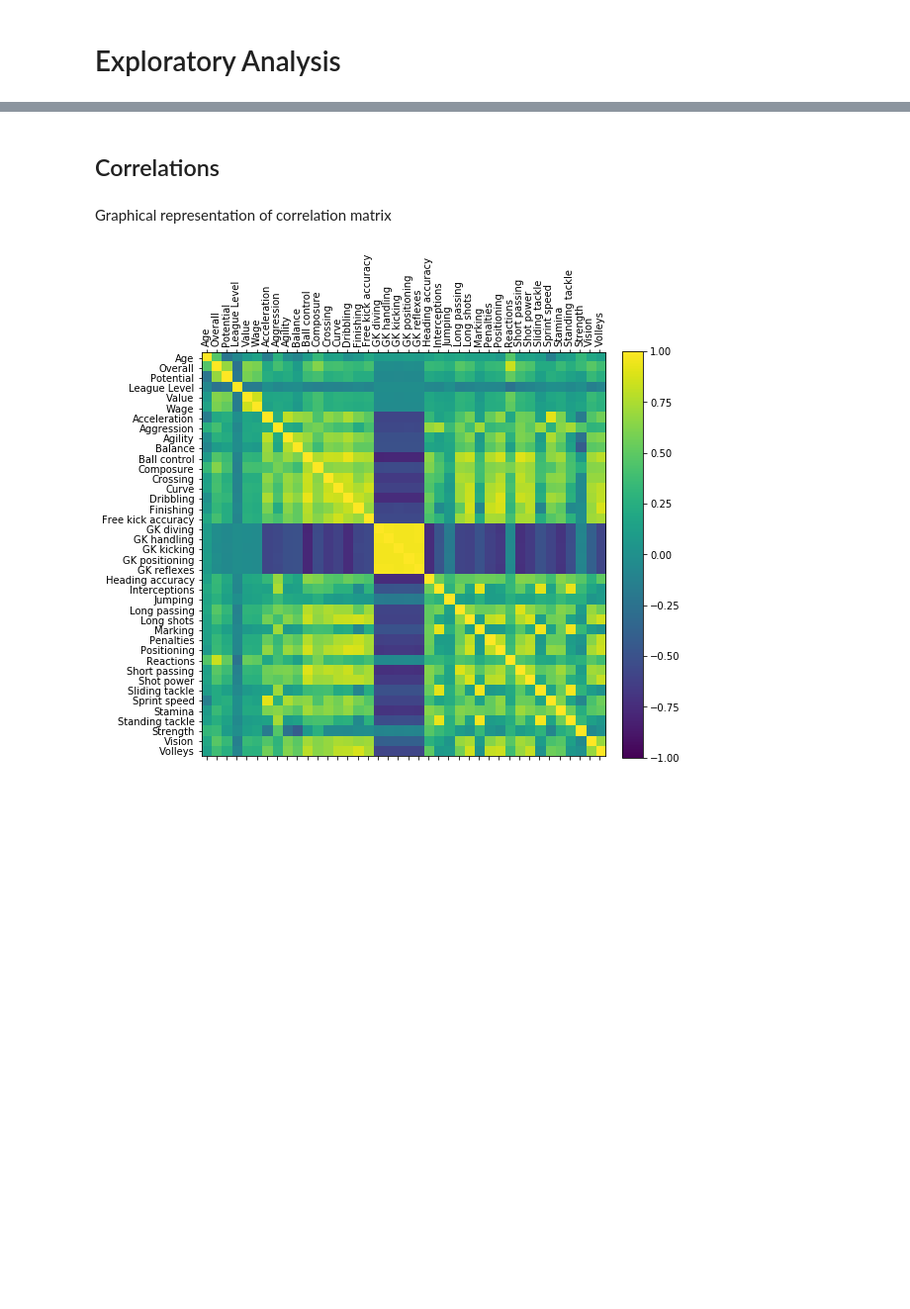
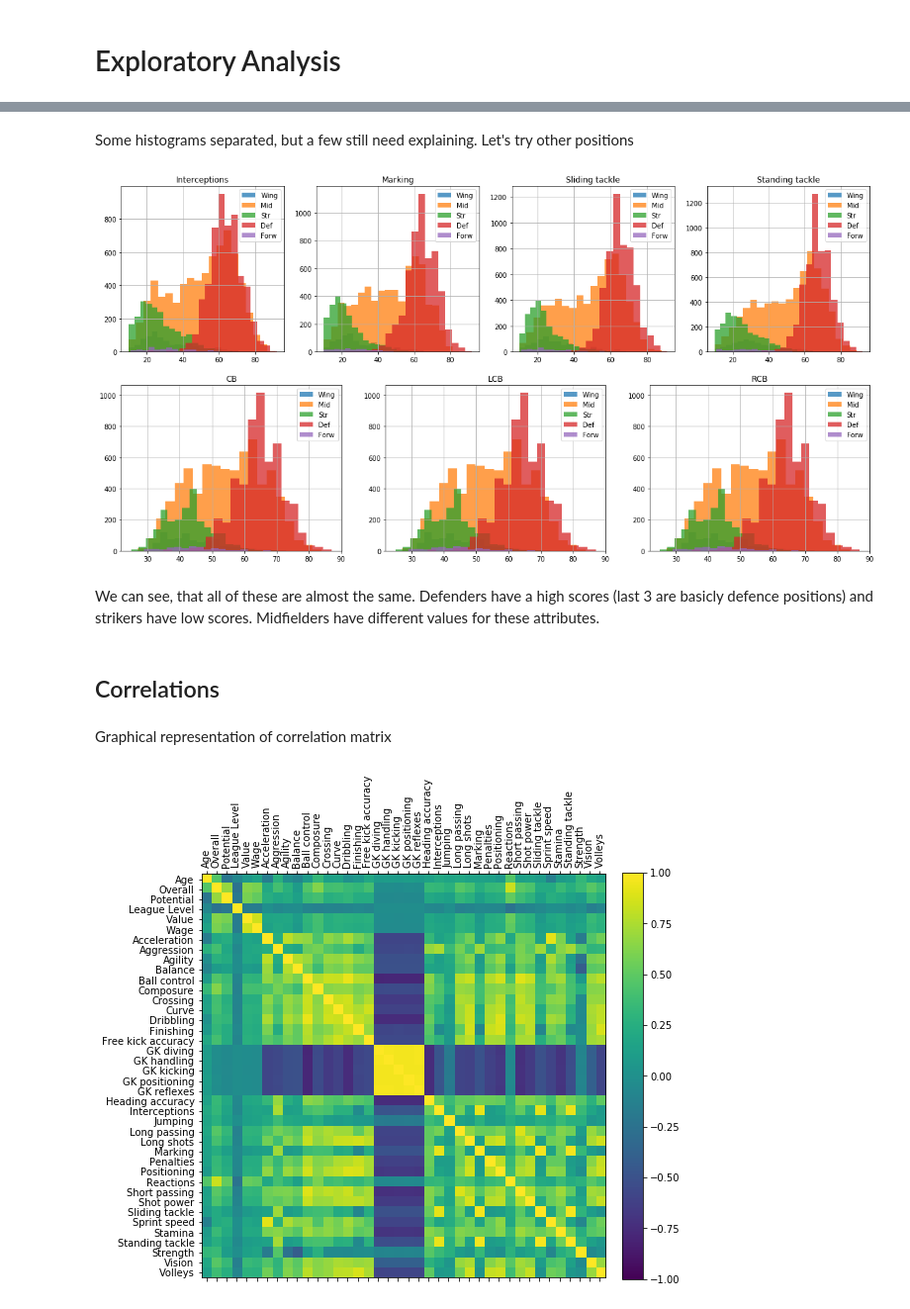
Before and after one commit to YarkoKhamar/DAProject, a Jupyter notebook: ExploratoryAnalysis.ipynb, the cells around one changed output, grey strips where cells are left out. Shown at 99% size. Drawn from its saved outputs; the diff is of its cells as text; code cells hidden in the pictures; blank space fills up the shorter version.

```diff
--- a/ExploratoryAnalysis.ipynb
+++ b/ExploratoryAnalysis.ipynb
@@ -5,3 +31,27 @@
+# %% [markdown]
+Some histograms separated, but a few still need explaining. Let's try other positions
+# %%
+distColsOther = ['Interceptions', 'Marking', 'Sliding tackle', 'Standing tackle'];
+# sets randomly chage order
+positions = ['W', 'M', 'T', 'B', 'F']; #{pos[-1] for pos in dfNotGK['Preferred Positions'].unique()};
+posNames = ['Wing', 'Mid', 'Str', 'Def', 'Forw'];
+plt.figure(figsize=(20,10));
+for i, col in enumerate(distColsOther):
+    plt.subplot(2, 4, i+1);
+    plt.title(col);
+    for pos in positions:
+        dfNotGK[dfNotGK['Preferred Positions'].str[-1] == pos][col].hist(bins=20, alpha=0.75);
+    plt.legend(posNames);
+for i, col in enumerate(distColsPos):
+    plt.subplot(2, 3, i+4);
+    plt.title(col);
+    for pos in positions:
+        dfNotGK[dfNotGK['Preferred Positions'].str[-1] == pos][col].hist(bins=20, alpha=0.75);
+    plt.legend(posNames);
+# %% [output]
+[figure, added]
+# %% [markdown]
+We can see, that all of these are almost the same. Defenders have a high scores (last 3 are basicly defence positions) and strikers have low scores. Midfielders have different values for these attributes.
 # %% [markdown]
 ## Correlations
 # %%
```
Also changed, not shown: parts of 26 cells of this notebook, 1 other file.
